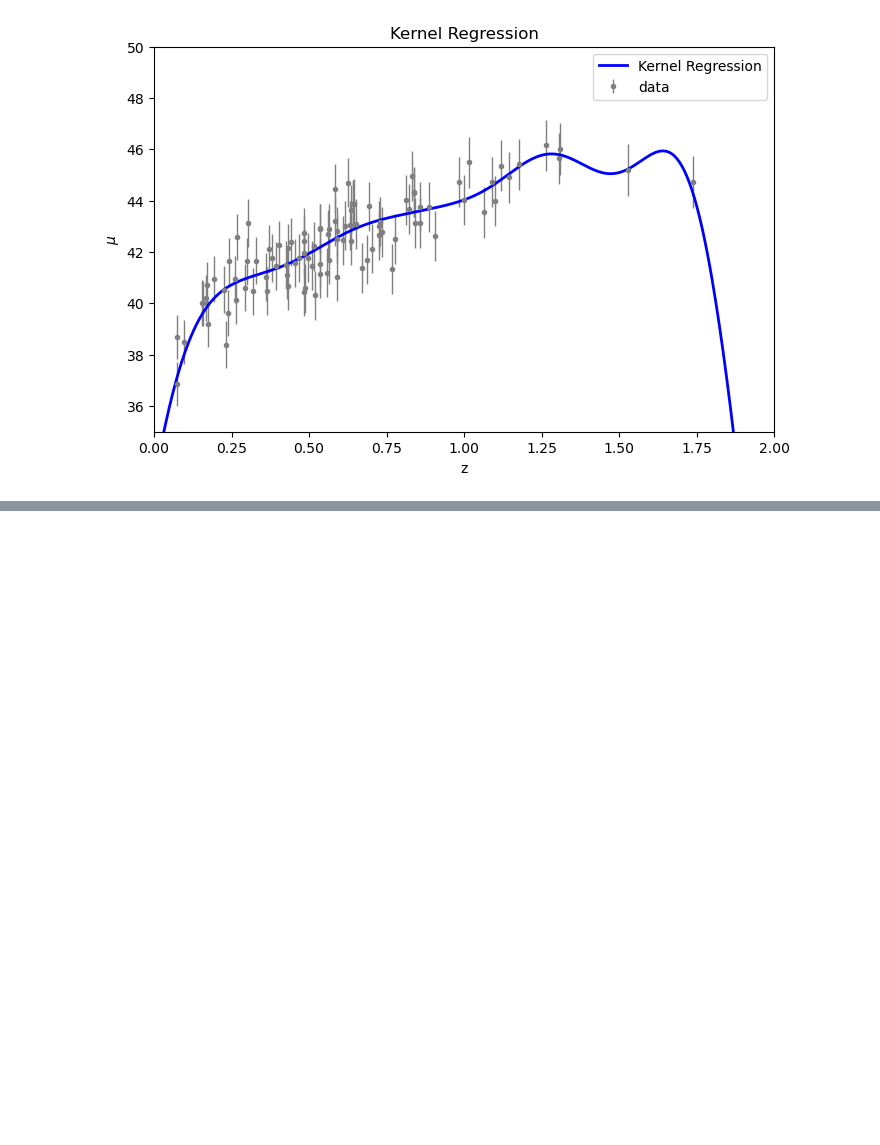
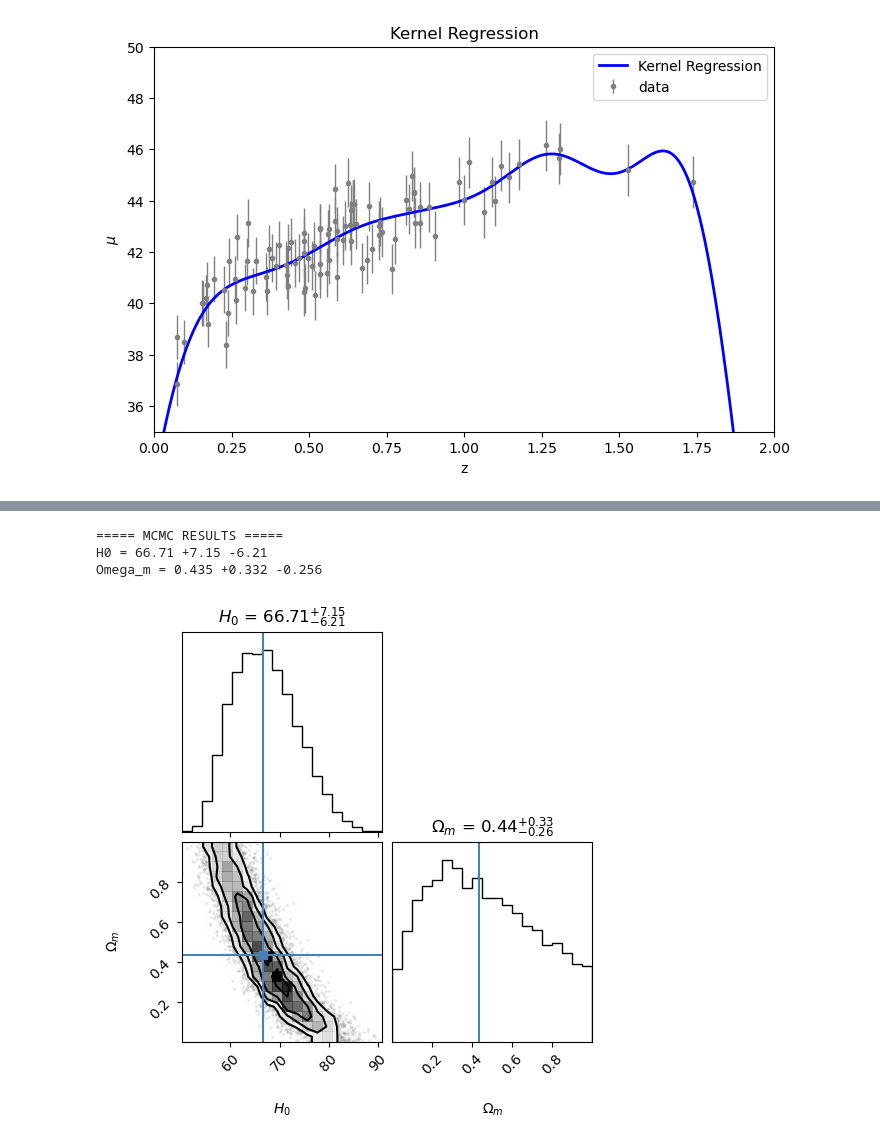
Before and after one commit to mgili01/astrostatistics_bicocca_2026, a Jupyter notebook: working/12_SN_distances_redshifts.ipynb, the cells around one changed output, grey strips where cells are left out. Saved outputs shown, nothing was run; the diff lists cells and outputs as text; code cells hidden in the pictures; blank space fills up the shorter version.

```diff
--- a/working/12_SN_distances_redshifts.ipynb
+++ b/working/12_SN_distances_redshifts.ipynb
@@ -210,0 +498,5 @@ plt.show()
+# %%
+pos = initial + 1e-2 * np.random.randn(
+    nwalkers,
+    ndim
+)
@@ -210,0 +541,59 @@ plt.show()
+# %%
+samples = sampler.get_chain(
+    discard=500,
+    thin=10,
+    flat=True
+)
+# %%
+H0_mcmc = np.percentile(
+    samples[:, 0],
+    [16, 50, 84]
+)
+
+Omega_m_mcmc = np.percentile(
+    samples[:, 1],
+    [16, 50, 84]
+)
+# %%
+H0_med = H0_mcmc[1]
+H0_minus = H0_mcmc[1] - H0_mcmc[0]
+H0_plus = H0_mcmc[2] - H0_mcmc[1]
+
+Omega_med = Omega_m_mcmc[1]
+Omega_minus = Omega_m_mcmc[1] - Omega_m_mcmc[0]
+Omega_plus = Omega_m_mcmc[2] - Omega_m_mcmc[1]
+# %%
+print("\n===== MCMC RESULTS =====")
+
+print(
+    f"H0 = {H0_med:.2f}"
+    f" +{H0_plus:.2f}"
+    f" -{H0_minus:.2f}"
+)
+
+print(
+    f"Omega_m = {Omega_med:.3f}"
+    f" +{Omega_plus:.3f}"
+    f" -{Omega_minus:.3f}"
+)
+# %% [output]
+===== MCMC RESULTS =====
+H0 = 66.71 +7.15 -6.21
+Omega_m = 0.435 +0.332 -0.256
+# %%
+figure = corner.corner(
+    samples,
+    labels=[
+        r"$H_0$",
+        r"$\Omega_m$"
+    ],
+    truths=[
+        H0_med,
+        Omega_med
+    ],
+    show_titles=True
+)
+
+plt.show()
+# %% [output]
+[figure, added]
```
Also changed, not shown: parts of 32 cells of this notebook.
